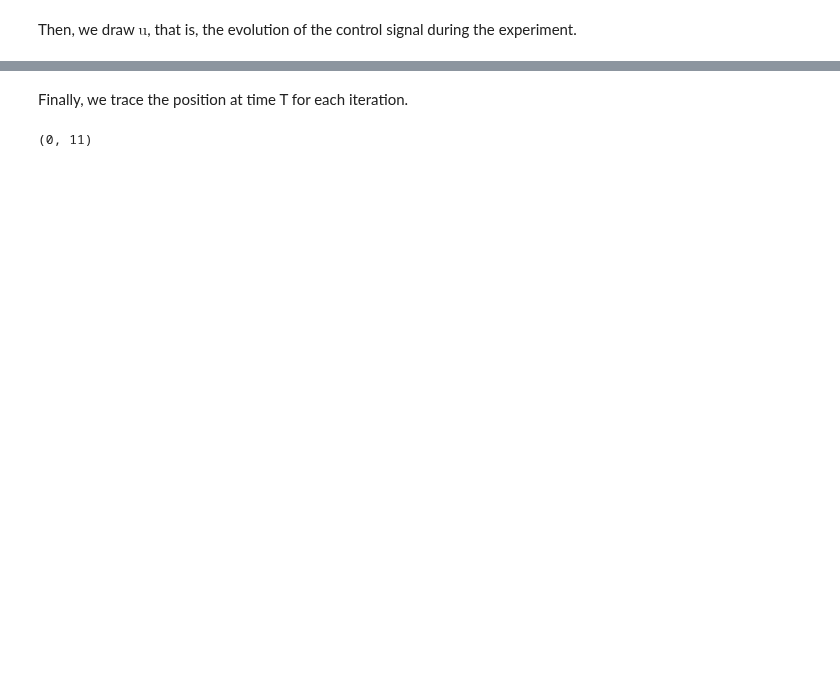
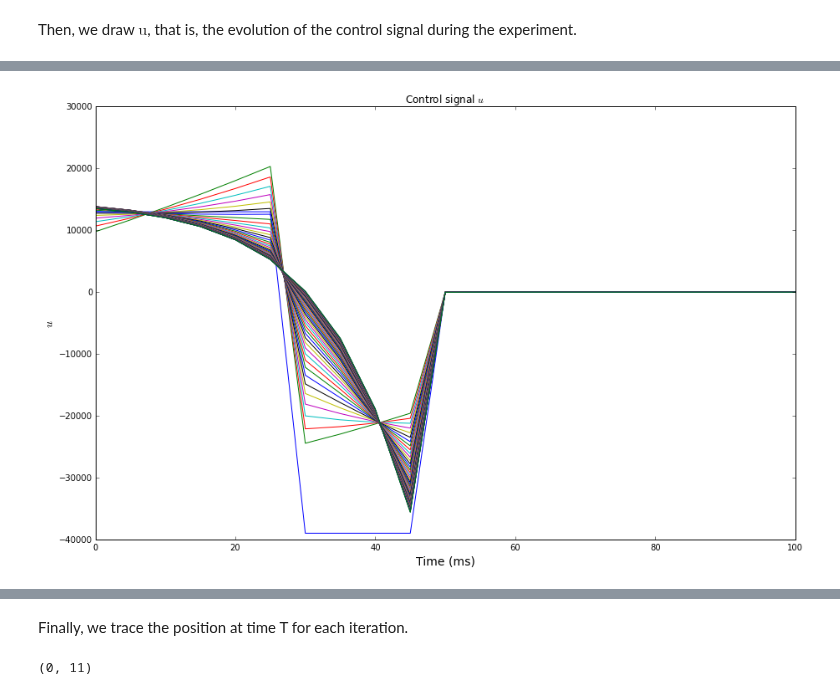
Before and after one commit to AnaideT/OptimalPrecision, a Jupyter notebook: 2017-06-13 Generalized coordinates.ipynb, the cells around one changed output, grey strips where cells are left out. Saved outputs shown, nothing was run; the diff lists cells and outputs as text; code cells hidden in the pictures; blank space fills up the shorter version.

```diff
--- a/2017-06-13 Generalized coordinates.ipynb
+++ b/2017-06-13 Generalized coordinates.ipynb
@@ -464,0 +246,4 @@ plt.plot(u)
+# %%
+plot_signal(a, 10000, 500000, 0.05, 0.05, 0.005)
+# %% [output]
+[figure, added]
```
Also changed, not shown: parts of 93 cells of this notebook, 2 other files.
